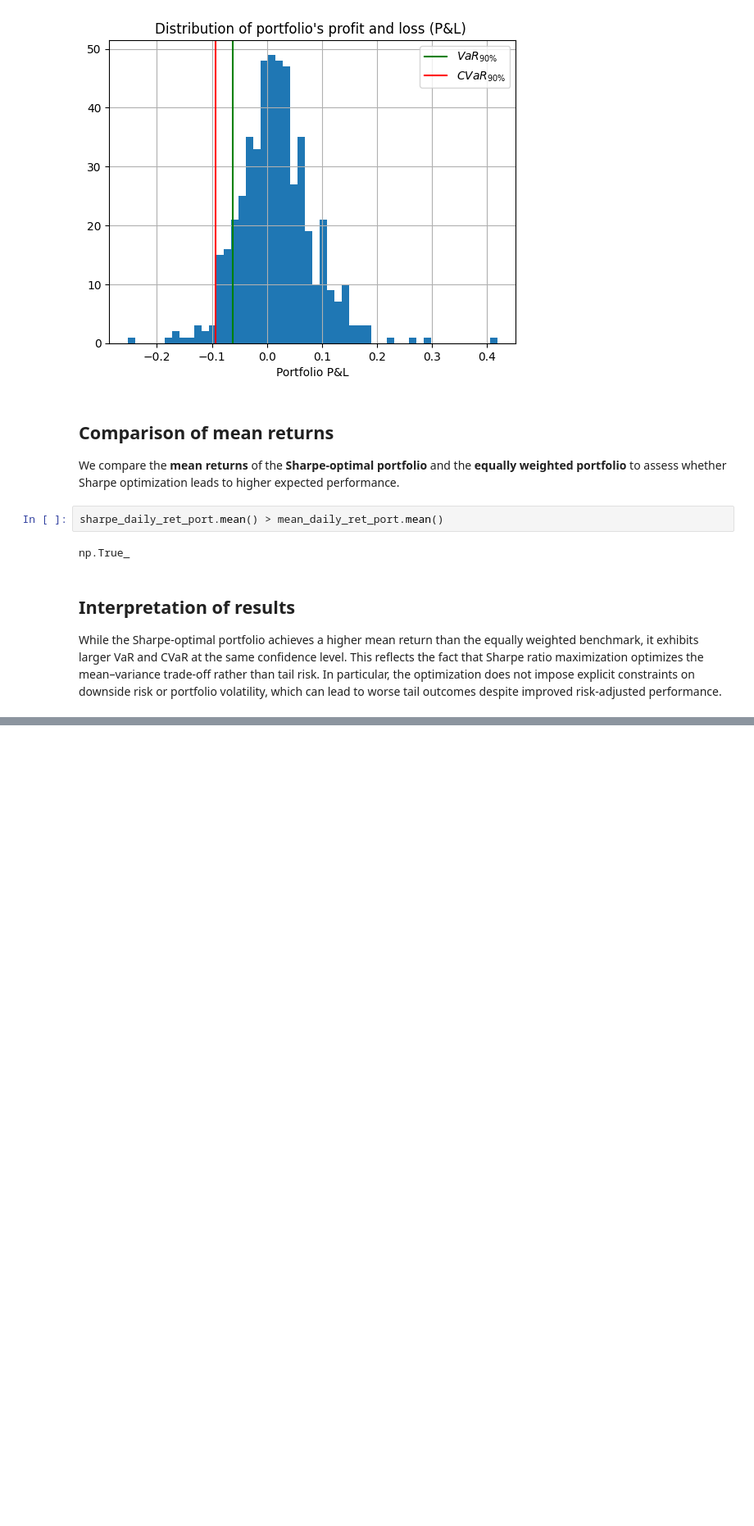
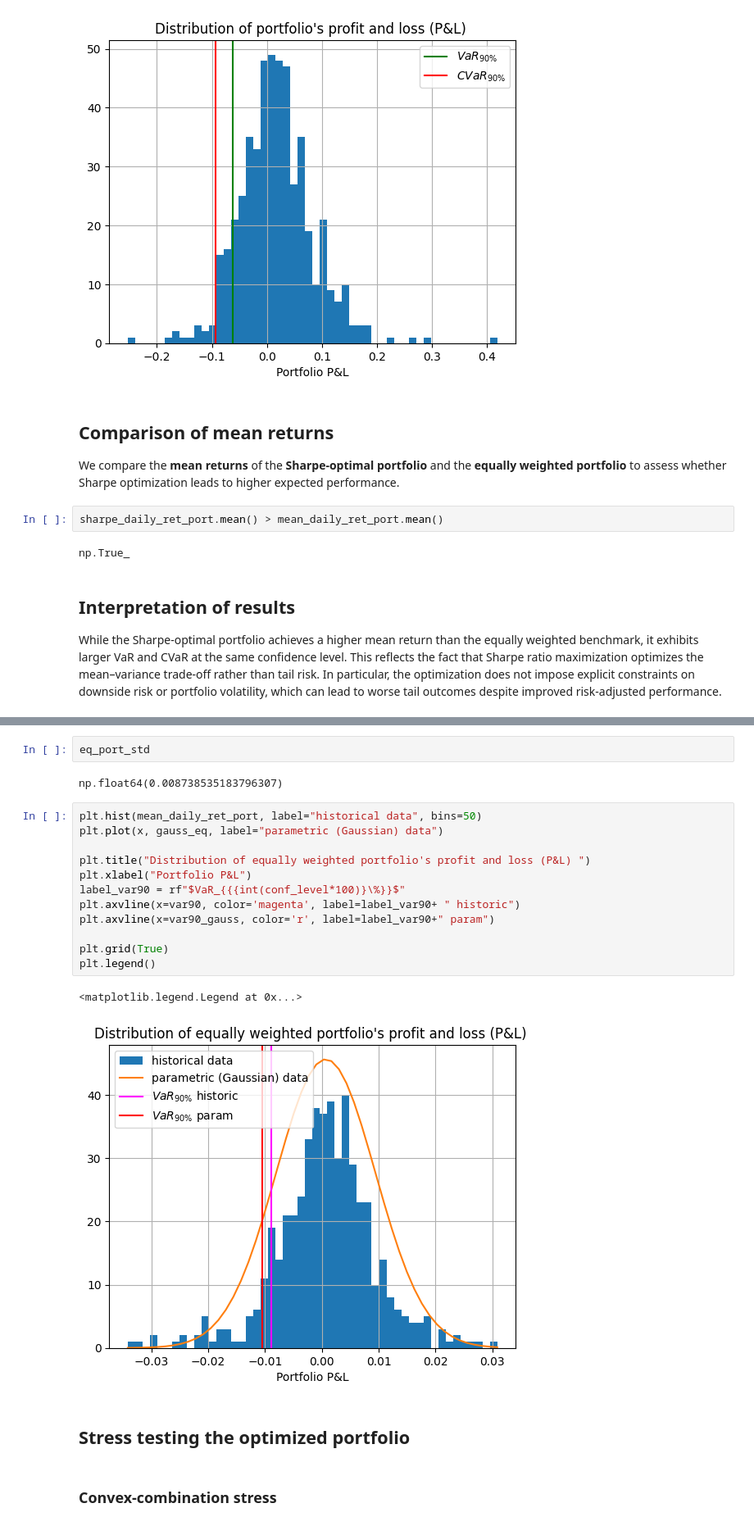
Before and after one commit to conformist89/optim-methods-asset-in-management, a Jupyter notebook: optim-intervace.ipynb, the cells around one changed output, grey strips where cells are left out. Shown at 82% size. Cells and saved outputs as stored; diff of their text form; blank space fills up the shorter version.

```diff
--- a/optim-intervace.ipynb
+++ b/optim-intervace.ipynb
@@ -208,0 +275,23 @@ plt.tight_layout()
+# %%
+eq_port_std
+# %% [output]
+np.float64(0.008738535183796307)
+# %%
+plt.hist(mean_daily_ret_port, label="historical data", bins=50)
+plt.plot(x, gauss_eq, label="parametric (Gaussian) data")
+
+plt.title("Distribution of equally weighted portfolio's profit and loss (P&L) ")
+plt.xlabel("Portfolio P&L")
+label_var90 = rf"$VaR_{{{int(conf_level*100)}\%}}$"
+plt.axvline(x=var90, color='magenta', label=label_var90+ " historic")
+plt.axvline(x=var90_gauss, color='r', label=label_var90+" param")
+
+plt.grid(True)
+plt.legend()
+# %% [output]
+<matplotlib.legend.Legend at 0x...>
+[figure, added]
+# %% [markdown]
+## Stress testing the optimized portfolio
+# %% [markdown]
+### Convex-combination stress
```
Also changed, not shown: parts of 24 cells of this notebook.
